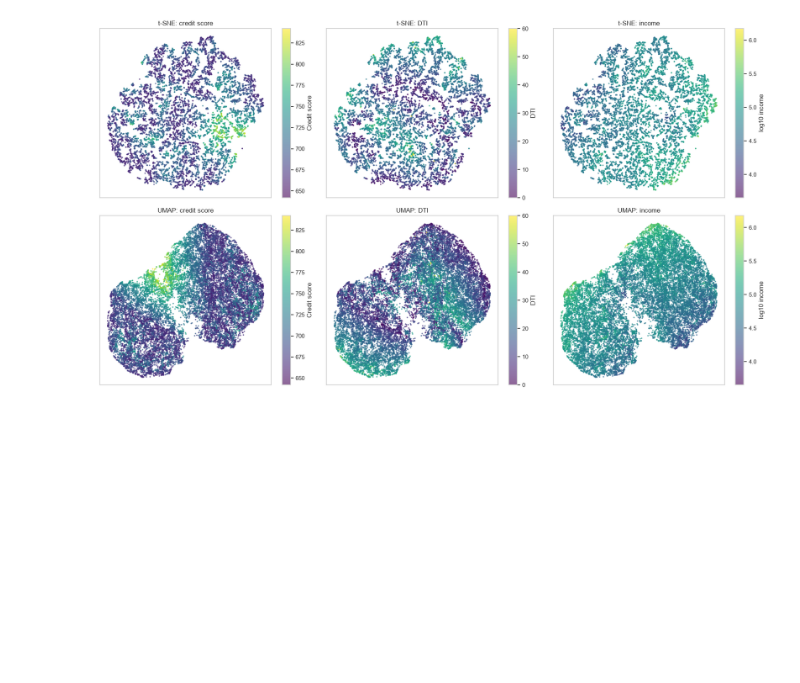
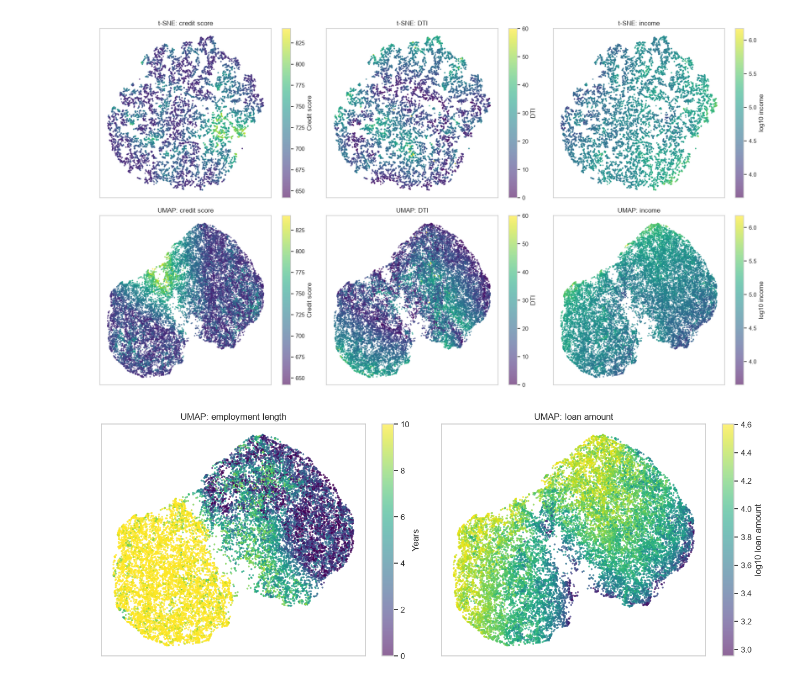
Before and after one commit to meyogessh08/credit-portfolio-segmentation, a Jupyter notebook: notebooks/05_embeddings.ipynb, the cells around one changed output. Drawn from its saved outputs; the diff is of its cells as text; code cells hidden in the pictures; blank space fills up the shorter version.

```diff
--- a/notebooks/05_embeddings.ipynb
+++ b/notebooks/05_embeddings.ipynb
@@ -66,6 +66,14 @@ plt.savefig("../docs/figures/12_tsne_umap_maps.png", dpi=150, bbox_inches="tight
 plt.show()
 # %% [output]
 [figure]
+# %%
+fig, axes = plt.subplots(1, 2, figsize=(13, 5))
+draw_map(axes[0], umap_embedding, umap_sample["EmploymentLength"], "UMAP: employment length", "Years")
+draw_map(axes[1], umap_embedding, np.log10(umap_sample["LoanAmount"]), "UMAP: loan amount", "log10 loan amount")
+plt.tight_layout()
+plt.show()
+# %% [output]
+[figure, added]
 # %%
 np.save("../data/processed/tsne_embedding.npy", tsne_embedding)
 np.save("../data/processed/umap_embedding.npy", umap_embedding)
```
Also changed, not shown: 8 other files.
